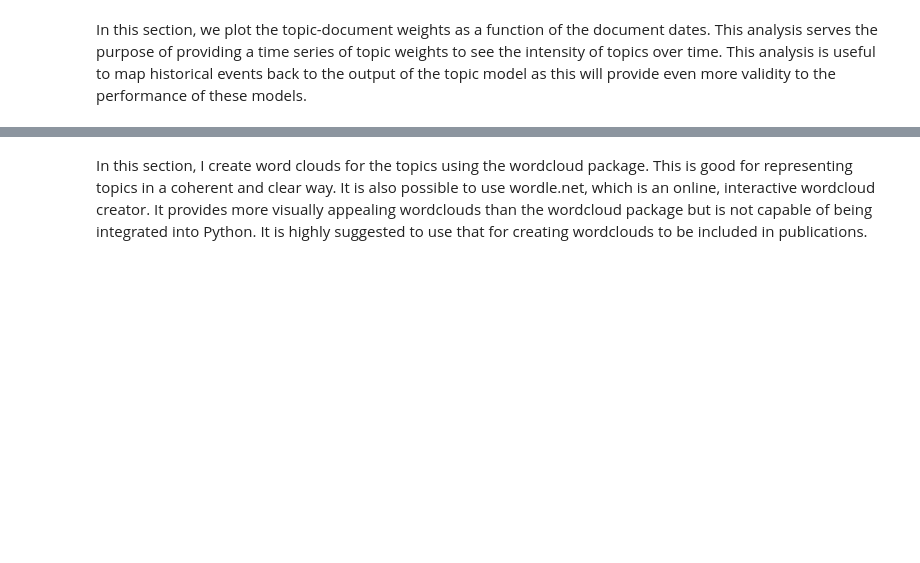
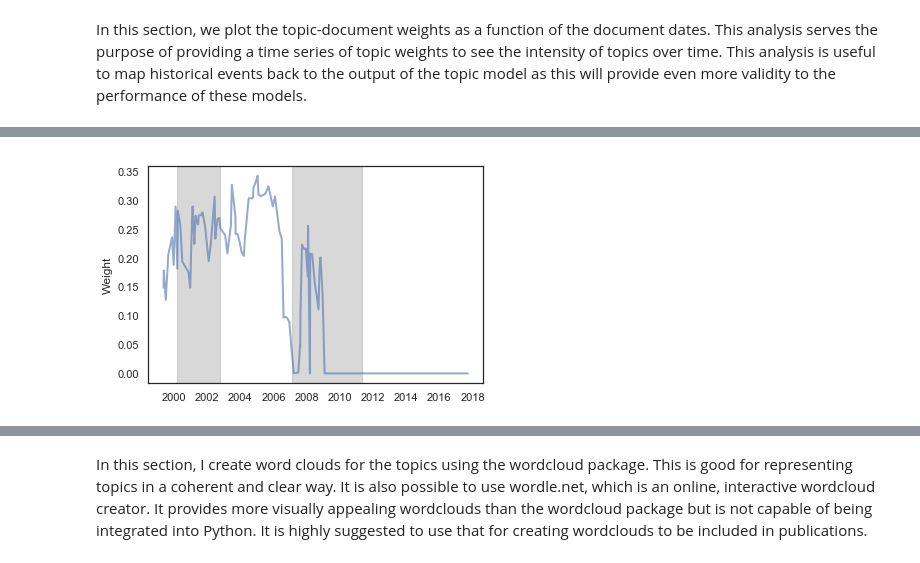
Before and after one commit to ancilcrayton/nlp_public_policy, a Jupyter notebook: nlp_fed_statements.ipynb, the cells around one changed output, grey strips where cells are left out. Saved outputs shown, nothing was run; the diff lists cells and outputs as text; code cells hidden in the pictures; blank space fills up the shorter version.

```diff
--- a/nlp_fed_statements.ipynb
+++ b/nlp_fed_statements.ipynb
@@ -417,0 +370,5 @@ plt.show()
+# %%
+# Plot topic 2 weights as a time series
+plot_theme_weights(weights=nmf_theme2_weights, name='NMFWeights2', color='b')
+# %% [output]
+[figure, added]
```
Also changed, not shown: parts of 51 cells of this notebook, 18 other files.
